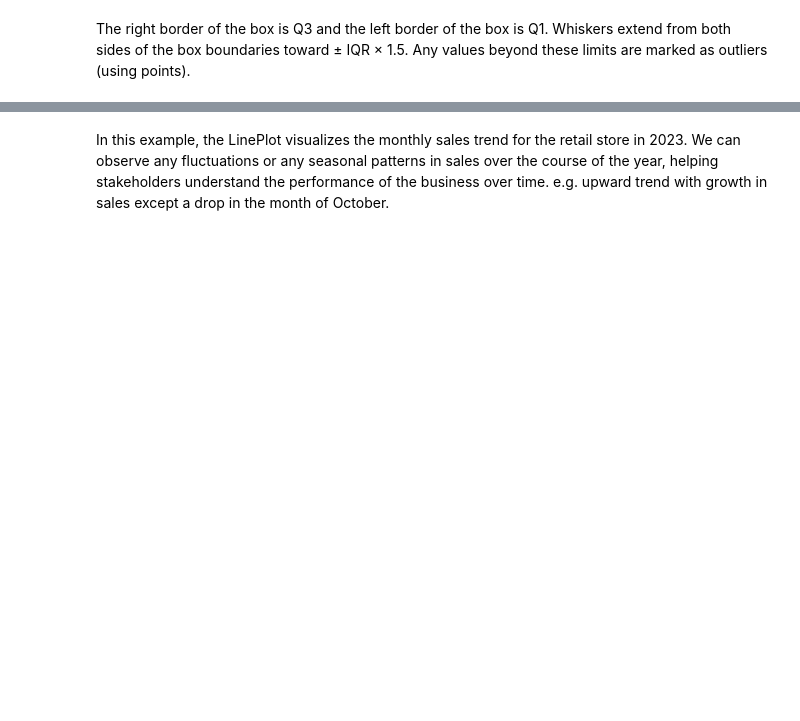
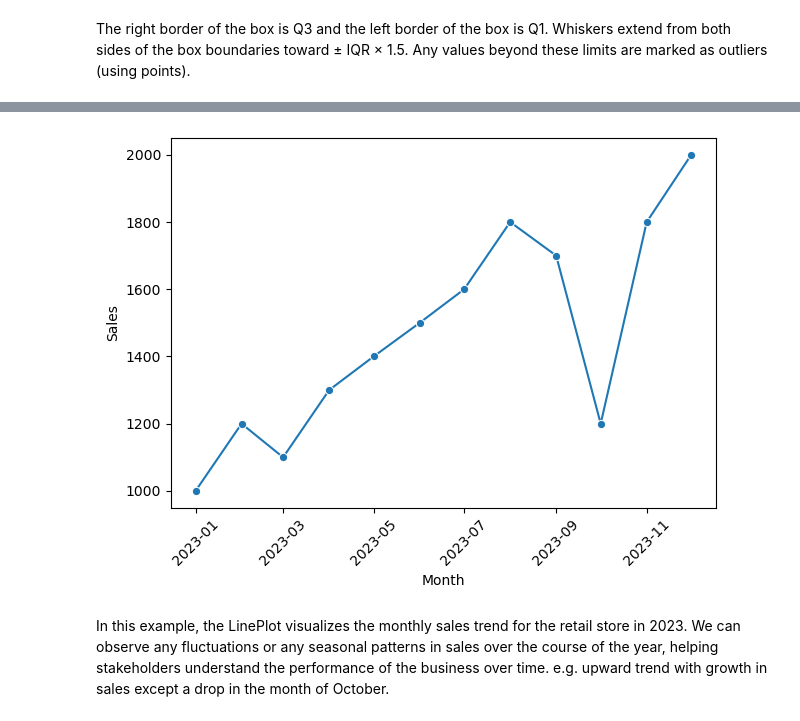
Before and after one commit to cmps460s24/cmps460-content, a Jupyter notebook: examples/03.eda/5-univariate-eda.ipynb, the cells around one changed output, grey strips where cells are left out. Saved outputs shown, nothing was run; the diff lists cells and outputs as text; code cells hidden in the pictures; blank space fills up the shorter version.

```diff
--- a/examples/03.eda/5-univariate-eda.ipynb
+++ b/examples/03.eda/5-univariate-eda.ipynb
@@ -93,16 +186,18 @@ sns.lineplot(x = "Year", y = "Profit", data=df, marker='o')
 # %%
 # Simple lineplot example
 # Sample monthly sales data
 months = pd.date_range(start='2023-01-01', end='2023-12-01', freq='MS')
 sales = [1000, 1200, 1100, 1300, 1400, 1500, 1600, 1800, 1700, 1200, 1800, 2000]
 
 # Create a DataFrame
-df = pd.DataFrame({'Month': months, 'Sales': sales})
-sns.lineplot(x = "Month", y = "Sales", data=df, marker='o')
+df_sales = pd.DataFrame({'Month': months, 'Sales': sales})
+sns.lineplot(x = "Month", y = "Sales", data=df_sales, marker='o')
 
 # Plotting the LinePlot
 #plt.grid(True)
 plt.xticks(rotation=45)
 plt.tight_layout()
+# %% [output]
+[figure, added]
 # %% [markdown]
 In this example, the LinePlot visualizes the monthly sales trend for the retail store in 2023. We can observe any fluctuations or any seasonal patterns in sales over the course of the year, helping stakeholders understand the performance of the business over time. e.g. upward trend with growth in sales except a drop in the month of October.
```
Also changed, not shown: parts of 14 cells of this notebook.
